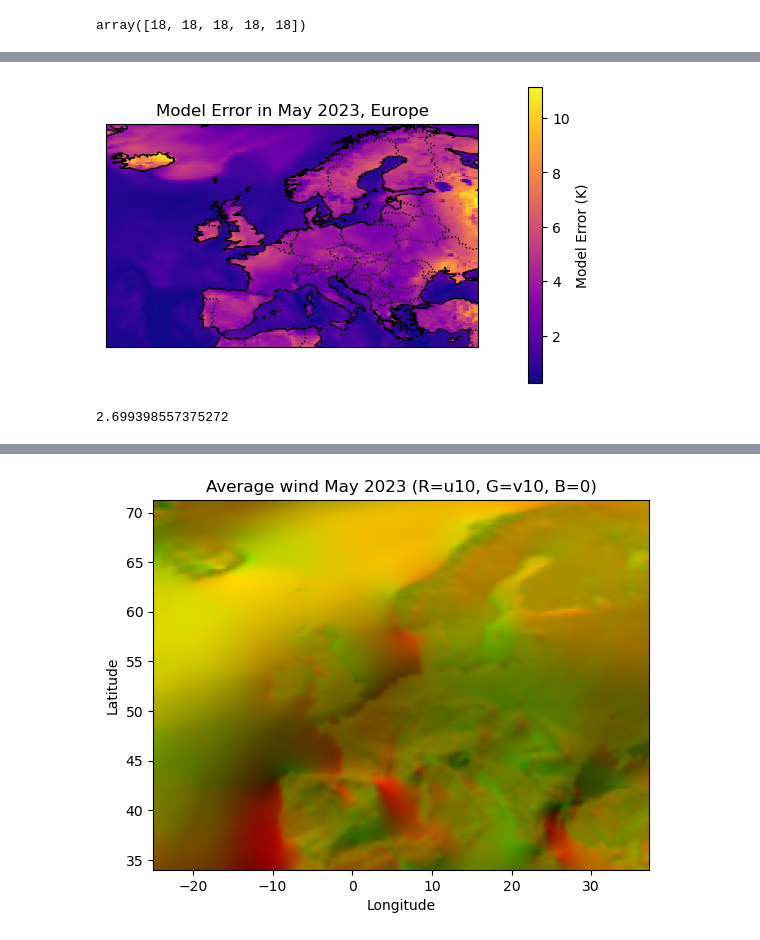
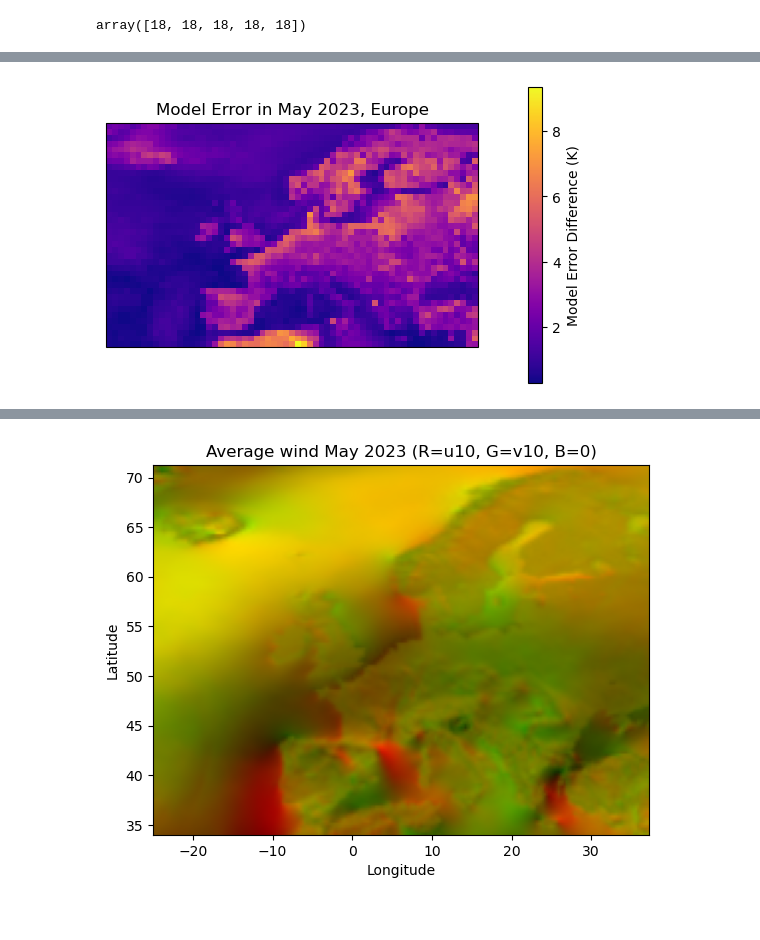
Before and after one commit to Buusta/Data-Science-Groep-10, a Jupyter notebook: cases/hackaton/hackathon.ipynb, the cells around one changed output, grey strips where cells are left out. Cells and saved outputs as stored; diff of their text form; code cells hidden in the pictures.

```diff
--- a/cases/hackaton/hackathon.ipynb
+++ b/cases/hackaton/hackathon.ipynb
@@ -373,8 +400,14 @@ evaluator(forecast, 100)
 # %%
-# error_df_forecast = pd.DataFrame(columns=['lon', 'lat', 'error'])
+error_df_ARIMA_UPDATED = pd.DataFrame(columns=['lon', 'lat', 'error'])
 
-# for lat in range(3400, 7150, 25):
-#     for lon in range(-2500, 3750, 25):
-#         df = generate_eval_data_non_rand(lon / 100, lat/ 100)
-#         error= forecast_1w(df.iloc[0], forecast, operation = 'loop')
-#         error_df_forecast.loc[len(error_df_forecast)] = [lon, lat, error]
+high_error = []
+
+for lat in range(3400, 7150, 100):
+    for lon in range(-2500, 3750, 100):
+        df = generate_eval_data_non_rand(lon / 100, lat/ 100)
+        error= forecast_1w(df.iloc[0], ARIMA_sine_fitted_UPDATED, operation = 'loop')
+        error_df_ARIMA_UPDATED.loc[len(error_df_ARIMA_UPDATED)] = [lon / 100, lat / 100, error]
+
+        if np.mean(error) > 7.0:
+            lon_lat = [lon / 100, lat / 100]
+            high_error.append(lon_lat)
@@ -391,37 +465,64 @@ error_df.head()
 # %%
 # Vind unieke waarden
-lons = np.sort(error_df['lon'].unique())
-lats = np.sort(error_df['lat'].unique())
+lons = np.sort(error_df_ARIMA_UPDATED['lon'].unique())
+lats = np.sort(error_df_ARIMA_UPDATED['lat'].unique())
 
 # Reshape error naar 2D-array
-error_grid = error_df['error'].values.reshape(len(lats), len(lons))
-
+error_grid = error_df_ARIMA_UPDATED['error'].values.reshape(len(lats), len(lons))
 
 
 # Maak meshgrid
 LON, LAT = np.meshgrid(lons, lats)
 
 # Plot
 fig, ax = plt.subplots(subplot_kw={'projection': ccrs.PlateCarree()})
 
-pcm = ax.pcolormesh(LON, LAT, error_grid, cmap='plasma', shading='auto')
+# Inverted cmap + manual scale
+#vmin, vmax = 0.21303982325127824, 9.697968226707493  # 👈 adjust manually as needed
+pcm = ax.pcolormesh(
+    LON,
+    LAT,
+    error_grid,
+    cmap='plasma',
+    shading='auto' \
+    '',
+    # vmin=vmin,
+    # vmax=vmax
+)
 
-ax.add_feature(cfeature.BORDERS, linestyle=':')
-ax.add_feature(cfeature.COASTLINE)
+# ax.add_feature(cfeature.BORDERS, linestyle=':')
+# ax.add_feature(cfeature.COASTLINE)
 
 # GEEN gridlines: verwijder ax.gridlines entirely
 
 cbar = fig.colorbar(pcm, ax=ax, orientation='vertical', pad=0.1, shrink=0.8)
-cbar.set_label('Model Error (K)')
+cbar.set_label('Model Error Difference (K)')
 
 ax.set_title('Model Error in May 2023, Europe')
-plt.savefig('errors2.png', dpi=1000)
+plt.savefig('errors_diff.png', dpi=300)
 plt.show()
 
-print(error_df['error'].mean())
+# print(error_df_ARIMA_UPDATED['error'].mean())
+# print(error_df_ARIMA_UPDATED['error'].median())
+# print(error_df_ARIMA_UPDATED['error'].std())
+# print(error_df_ARIMA_UPDATED['error'].max())
+# print(error_df_ARIMA_UPDATED['error'].min())
+# plt.hist(error_df['error'], label='old', bins=50)
+# plt.hist(error_df_ARIMA_UPDATED['error'], label='new', bins=50)
+
+# print('\n')
+
+# print(error_df['error'].mean())
+# print(error_df['error'].median())
+# print(error_df['error'].std())
+# print(error_df['error'].max())
+# print(error_df['error'].min())
+
+
+# plt.legend()
+# plt.show()
 # %% [output]
-[figure, old version]
+[figure, new version]
-2.699398557375272
 # %%
 # Task 1
 lats = np.linspace(34, 71.25, 150)
```
Also changed, not shown: parts of 18 cells of this notebook, 2 other files.
